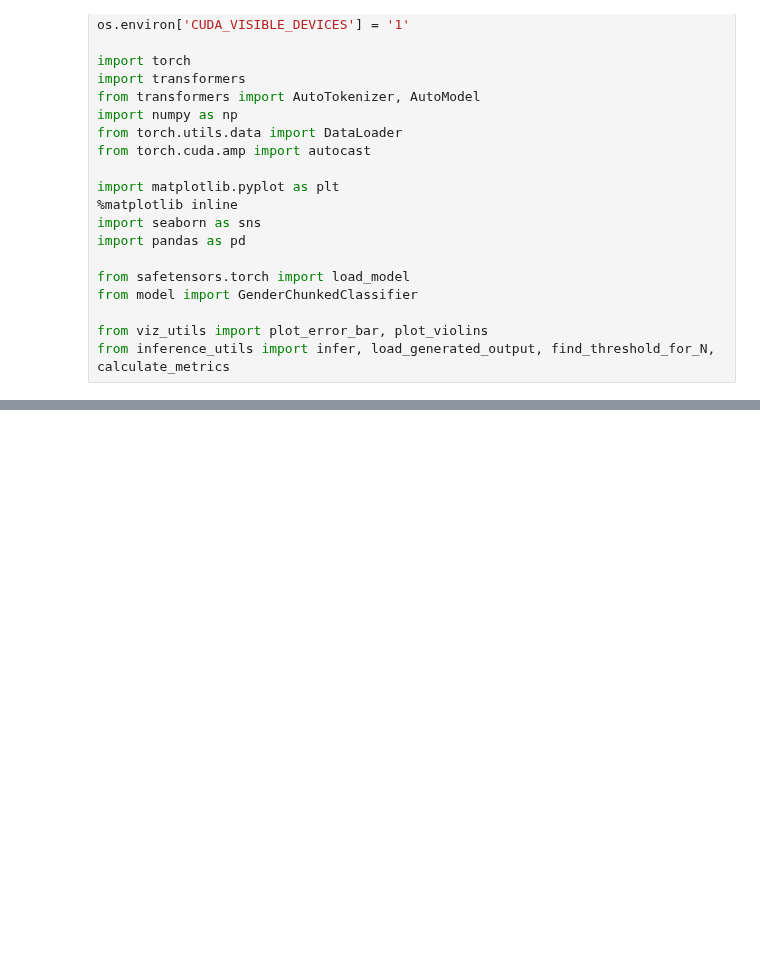
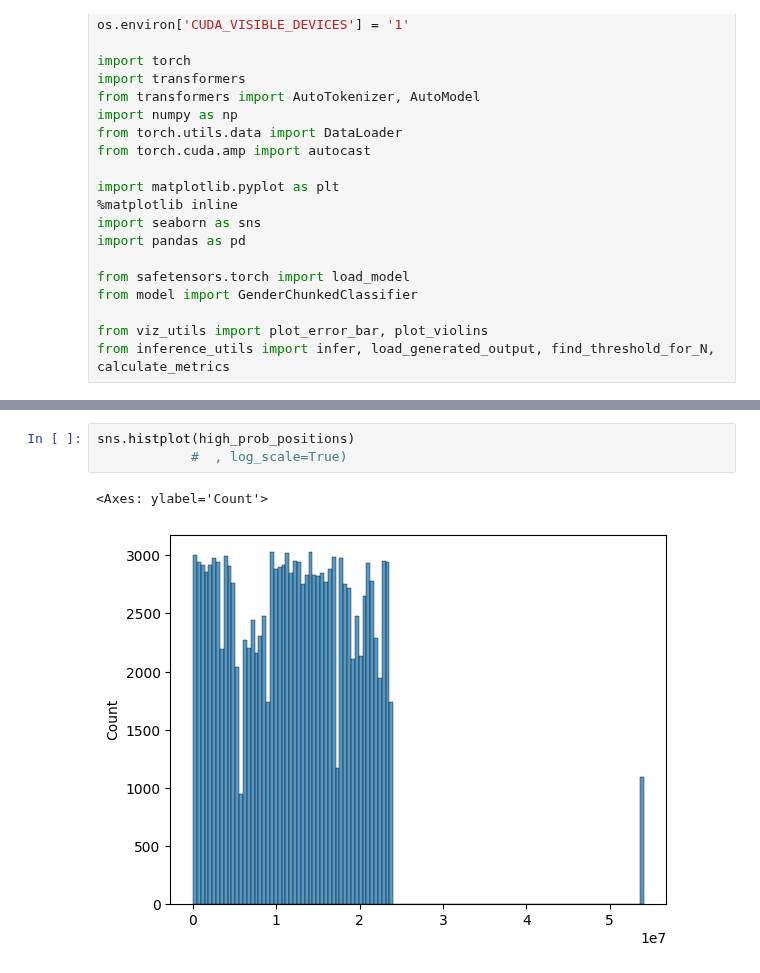
Before and after one commit to AIRI-Institute/GENA_LM, a Jupyter notebook: downstream_tasks/gender_classification/eval_chrY_impact.ipynb, the cells around one changed output, grey strips where cells are left out. Drawn from its saved outputs; the diff is of its cells as text; blank space fills up the shorter version.

```diff
--- a/downstream_tasks/gender_classification/eval_chrY_impact.ipynb
+++ b/downstream_tasks/gender_classification/eval_chrY_impact.ipynb
@@ -269,0 +117,6 @@ sns.histplot(np.concatenate(low_prob_positions)[:, 0].astype('int'))
+# %%
+sns.histplot(high_prob_positions)
+            #  , log_scale=True)
+# %% [output]
+<Axes: ylabel='Count'>
+[figure, added]
```
Also changed, not shown: parts of 58 cells of this notebook.
